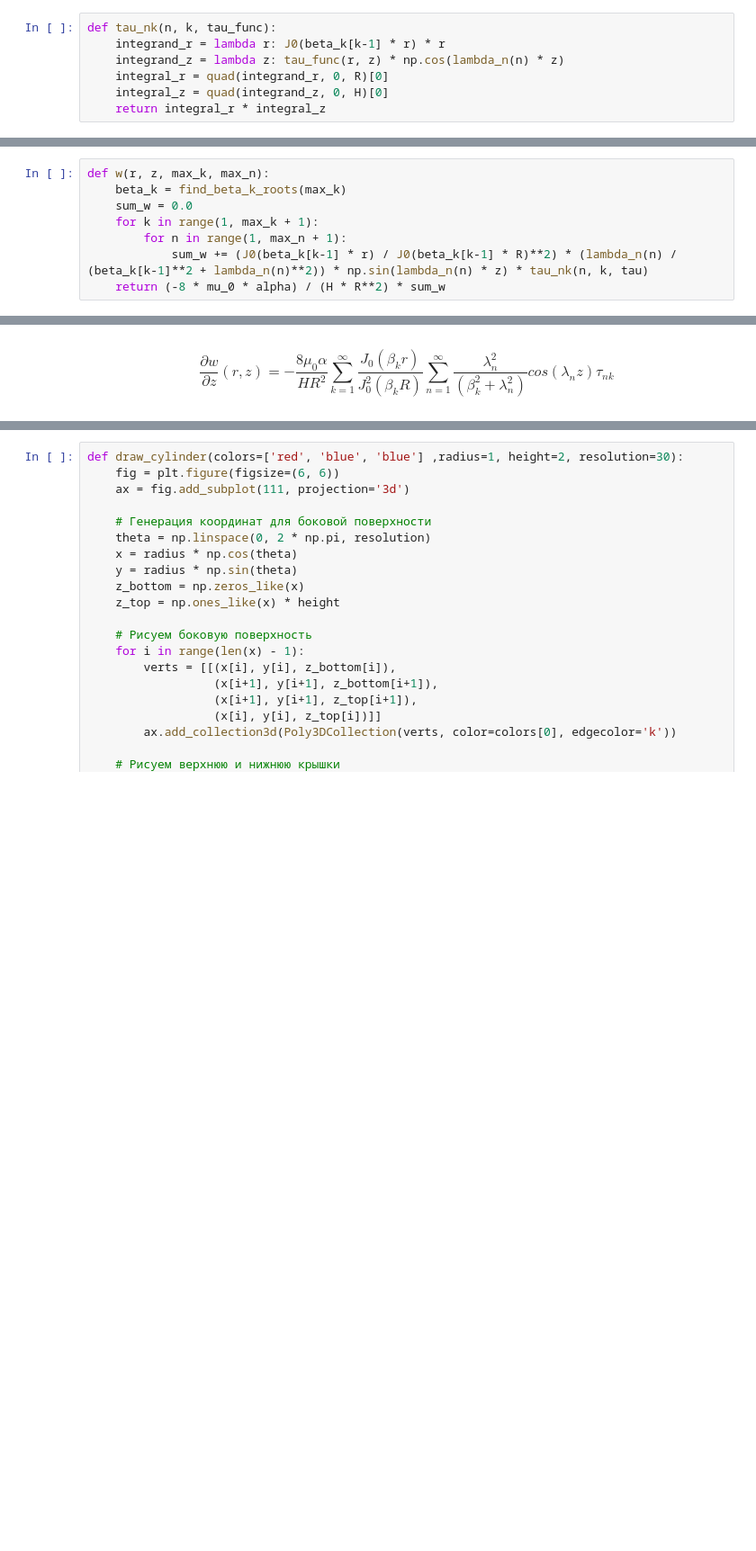
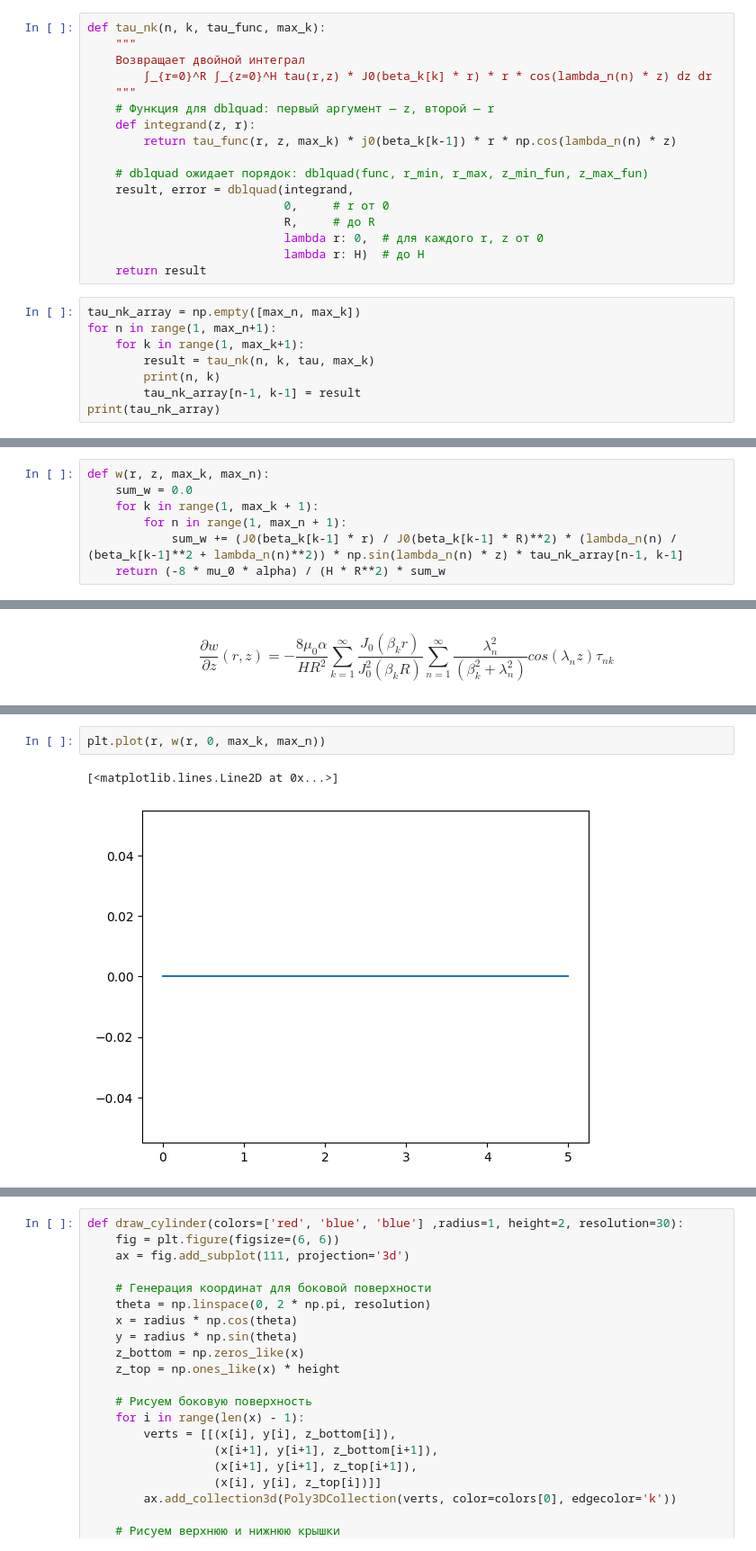
Before and after one commit to vvshich/diploma, a Jupyter notebook: analys.ipynb, the cells around one changed output, grey strips where cells are left out. Shown: that part at 90% size. Saved outputs shown, nothing was run; the diff lists cells and outputs as text; blank space fills up the shorter version.

```diff
--- a/analys.ipynb
+++ b/analys.ipynb
@@ -70,10 +92,28 @@ $$
 \lambda_n=\frac{\pi n}{2},\ \ n=0,1,... \\
 \beta_k\text{ - solutions of the equation: } J_0(\beta_kR)=0
 $$
-# %%
-def tau_nk(n, k, tau_func):
-    integrand_r = lambda r: J0(beta_k[k-1] * r) * r
-    integrand_z = lambda z: tau_func(r, z) * np.cos(lambda_n(n) * z)
-    integral_r = quad(integrand_r, 0, R)[0]
-    integral_z = quad(integrand_z, 0, H)[0]
-    return integral_r * integral_z
+# %%
+def tau_nk(n, k, tau_func, max_k):
+    """
+    Возвращает двойной интеграл
+        ∫_{r=0}^R ∫_{z=0}^H tau(r,z) * J0(beta_k[k] * r) * r * cos(lambda_n(n) * z) dz dr
+    """
+    # Функция для dblquad: первый аргумент — z, второй — r
+    def integrand(z, r):
+        return tau_func(r, z, max_k) * j0(beta_k[k-1]) * r * np.cos(lambda_n(n) * z)
+
+    # dblquad ожидает порядок: dblquad(func, r_min, r_max, z_min_fun, z_max_fun)
+    result, error = dblquad(integrand,
+                            0,     # r от 0
+                            R,     # до R
+                            lambda r: 0,  # для каждого r, z от 0
+                            lambda r: H)  # до H
+    return result
+# %%
+tau_nk_array = np.empty([max_n, max_k])
+for n in range(1, max_n+1):
+    for k in range(1, max_k+1):
+        result = tau_nk(n, k, tau, max_k)
+        print(n, k)
+        tau_nk_array[n-1, k-1] = result
+print(tau_nk_array)
@@ -104,9 +163,8 @@ w(r,z)
 $$
 # %%
 def w(r, z, max_k, max_n):
-    beta_k = find_beta_k_roots(max_k)
     sum_w = 0.0
     for k in range(1, max_k + 1):
         for n in range(1, max_n + 1):
-            sum_w += (J0(beta_k[k-1] * r) / J0(beta_k[k-1] * R)**2) * (lambda_n(n) / (beta_k[k-1]**2 + lambda_n(n)**2)) * np.sin(lambda_n(n) * z) * tau_nk(n, k, tau)
+            sum_w += (J0(beta_k[k-1] * r) / J0(beta_k[k-1] * R)**2) * (lambda_n(n) / (beta_k[k-1]**2 + lambda_n(n)**2)) * np.sin(lambda_n(n) * z) * tau_nk_array[n-1, k-1]
     return (-8 * mu_0 * alpha) / (H * R**2) * sum_w
@@ -173,0 +236,5 @@ def partial_w_z(r, z, max_k, max_n):
+# %%
+plt.plot(r, w(r, 0, max_k, max_n))
+# %% [output]
+[<matplotlib.lines.Line2D at 0x...>]
+[figure, added]
```
Also changed, not shown: parts of 39 cells of this notebook, 4 other files.
